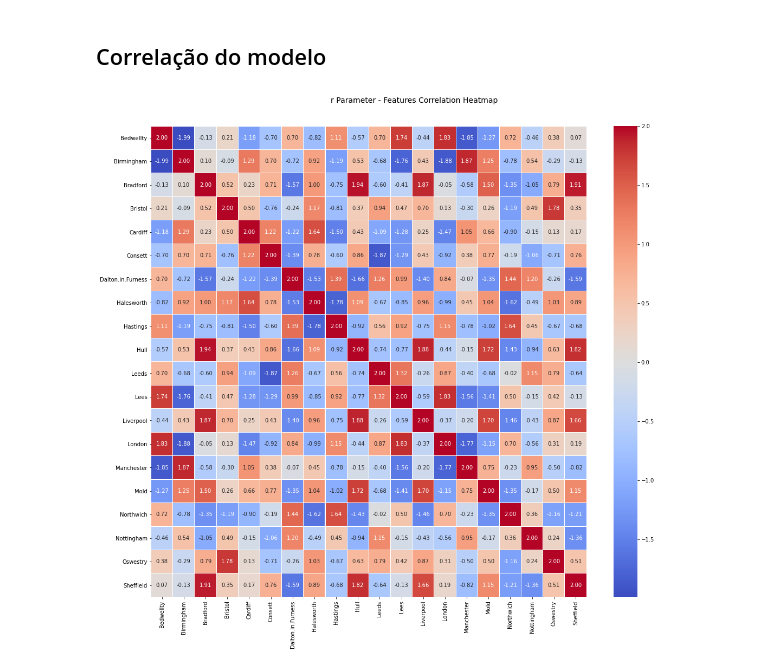
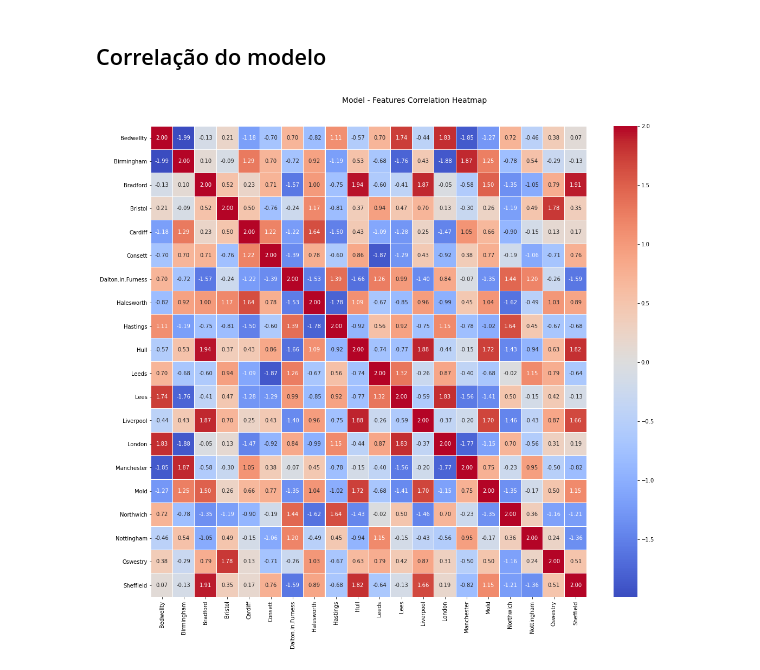
Before and after one commit to lafetamarcelo/epidemicModels, a Jupyter notebook: docs/notebooks/SIR - Real Data - United Kingdom - Map Analisys.ipynb, the cells around one changed output. Drawn from its saved outputs; the diff is of its cells as text; code cells hidden in the pictures.

```diff
--- a/docs/notebooks/SIR - Real Data - United Kingdom - Map Analisys.ipynb
+++ b/docs/notebooks/SIR - Real Data - United Kingdom - Map Analisys.ipynb
@@ -403,17 +403,17 @@ t = f.suptitle('r Parameter - Features Correlation Heatmap', fontsize=14)
 # %%
 
 f, ax = plt.subplots(figsize=(18, 15))
 
 model_corr = r_corr +  beta_corr
 hm = sns.heatmap(round(model_corr,2),
                  annot=True,
                  ax=ax,
                  cmap="coolwarm",
                  fmt='.2f',
                  linewidths=.05)
 
 f.subplots_adjust(top=0.93)
 
-t = f.suptitle('r Parameter - Features Correlation Heatmap', fontsize=14)
+t = f.suptitle('Model - Features Correlation Heatmap', fontsize=14)
 # %% [output]
-[figure, old version]
+[figure, new version]
```
Also changed, not shown: parts of 1 cell of this notebook, 41 other files.
